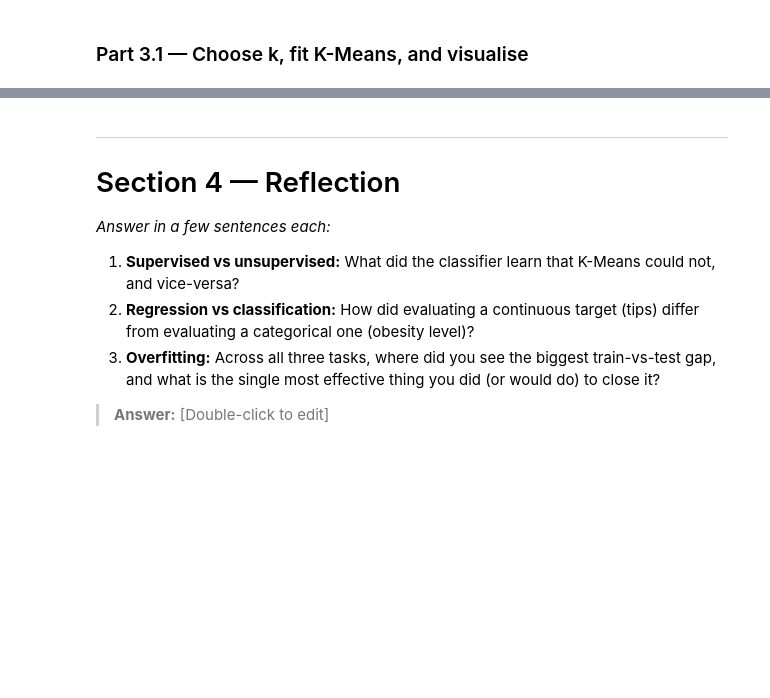
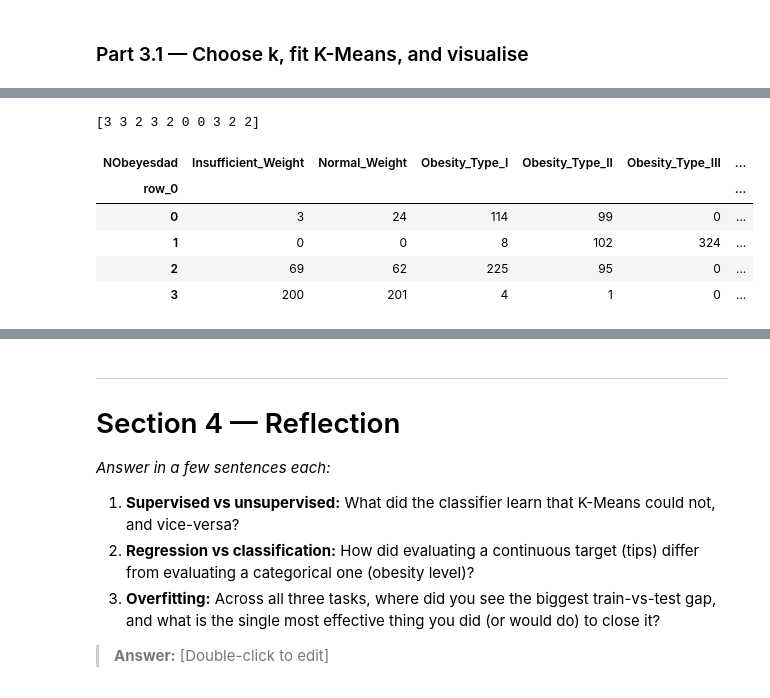
Before and after one commit to joyy-atschool/lab-2-predictive-analytics, a Jupyter notebook: lab_2_predictive_analytics.ipynb, the cells around one changed output, grey strips where cells are left out. Drawn from its saved outputs; the diff is of its cells as text; code cells hidden in the pictures; blank space fills up the shorter version.

```diff
--- a/lab_2_predictive_analytics.ipynb
+++ b/lab_2_predictive_analytics.ipynb
@@ -770,5 +836,16 @@ and then compare those clusters to the real obesity levels.
 # %%
+import pandas as pd
 # TODO: How well do the clusters line up with the TRUE obesity levels?
+print(clusters[:10])
 #   Build a crosstab of cluster label vs the real NObeyesdad category:
-#   pd.crosstab(cluster_labels, obesity['NObeyesdad'])
+
+pd.crosstab(clusters, obesity['NObeyesdad'])
 #   Do some clusters map cleanly onto specific obesity levels?
+# %% [output]
+[3 3 2 3 2 0 0 3 2 2]
+| NObeyesdad | Insufficient_Weight | Normal_Weight | Obesity_Type_I | Obesity_Type_II | Obesity_Type_III | ... |
+| row_0 |  |  |  |  |  | ... |
+| 0 | 3 | 24 | 114 | 99 | 0 | ... |
+| 1 | 0 | 0 | 8 | 102 | 324 | ... |
+| 2 | 69 | 62 | 225 | 95 | 0 | ... |
+| 3 | 200 | 201 | 4 | 1 | 0 | ... |
```
Also changed, not shown: parts of 6 cells of this notebook.
